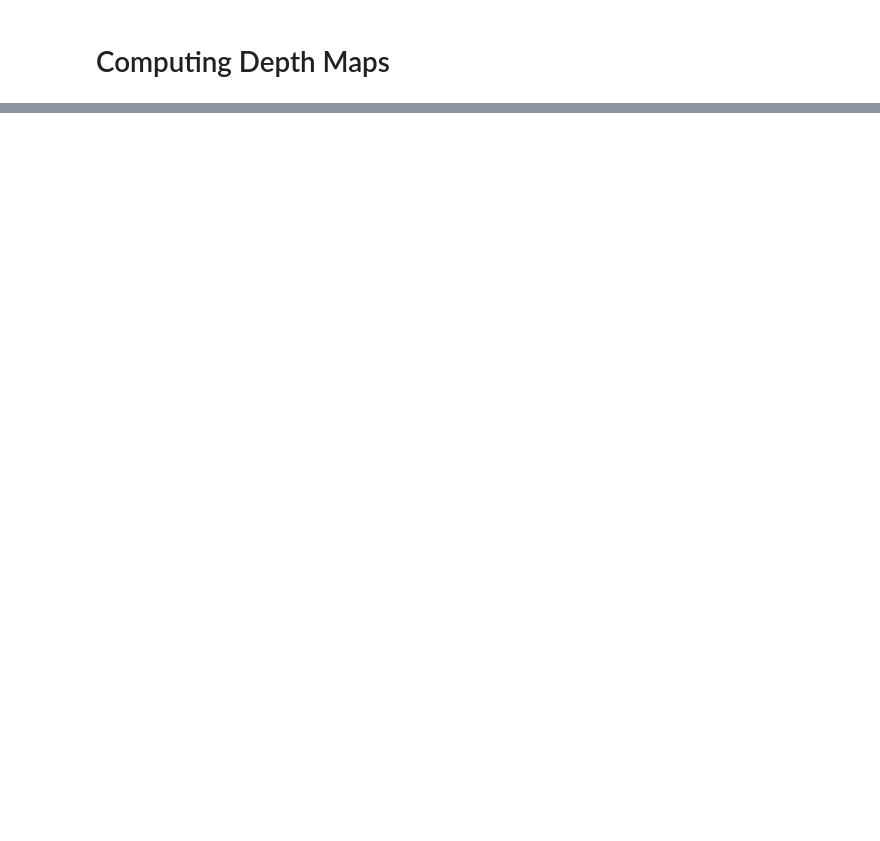
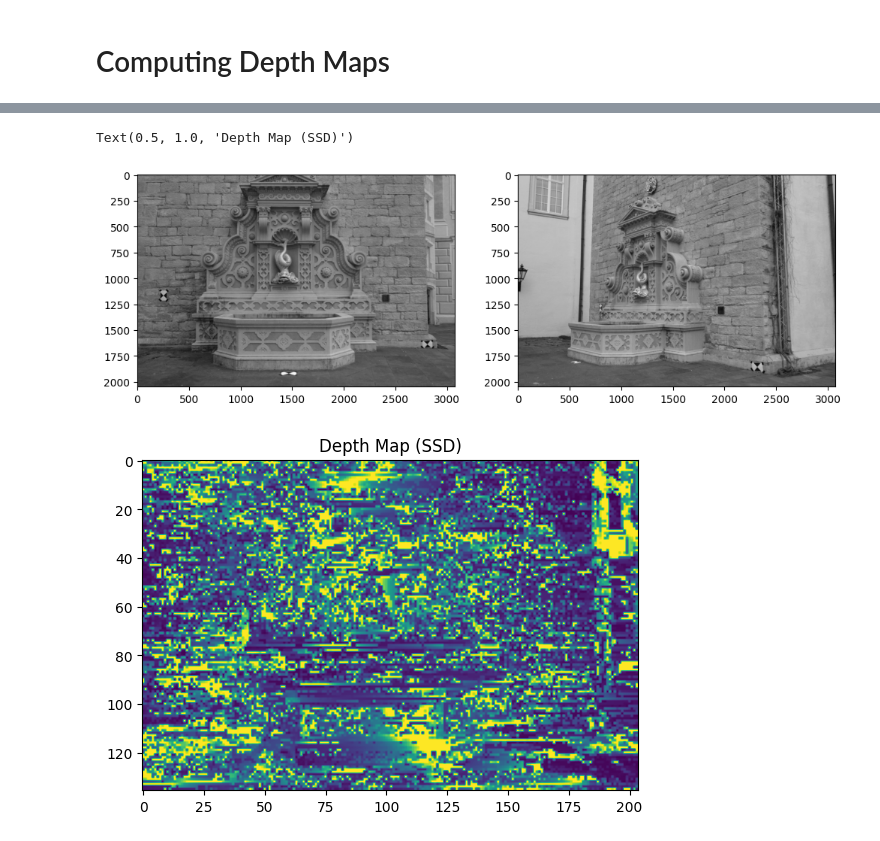
Before and after one commit to uhseam/CS482-Final, a Jupyter notebook: main.ipynb, the cells around one changed output, grey strips where cells are left out. Saved outputs shown, nothing was run; the diff lists cells and outputs as text; code cells hidden in the pictures; blank space fills up the shorter version.

Commit message:
depth map generation from rectified images

```diff
--- a/main.ipynb
+++ b/main.ipynb
@@ -1,9 +1,14 @@
 # %% [markdown]
 # Computing Depth Maps
 # %%
+import numpy as np
+import matplotlib
 import matplotlib.pyplot as plt
-import numpy as np
-import cv2 as cv
+from PIL import Image
+import os
+import re
+import scipy.signal
+import cv2
 import time
 
 # Load the images
@@ -22,6 +27,11 @@ def get_patch(image, x, y, patch_half_width):
     return image[y-patch_half_width:y+patch_half_width+1,
                  x-patch_half_width:x+patch_half_width+1]
 
+def compute_match_score_ssd(patch_a, patch_b):
+    """Note: this score will be negative, since you are looking for the 'minimum',
+    but the patch_match_stereo function relies on 'argmax'."""
+    return -np.sum((patch_a - patch_b) ** 2)
+
 def patch_match_stereo(image_a, image_b, x_a, y_a,
                        match_score_fn,
                        patch_half_width=9):
@@ -37,8 +47,10 @@ def patch_match_stereo(image_a, image_b, x_a, y_a,
     # Define the possible coordinates along with the match might be found
     # (You should feel free to modify this code if you have a simpler
     # way to represent this operation.)
-    possible_coordinates = [(x, y_a) for x in range(patch_half_width, image_b.shape[1] - patch_half_width)]
-
+    possible_coordinates = None
+    xs = range(patch_half_width, image_b.shape[1]-patch_half_width)
+    ys = [y_a] * len(xs)
+    possible_coordinates = list(zip(xs, ys))
     if possible_coordinates is None:
         raise NotImplementedError()
 
@@ -56,24 +68,32 @@ def patch_match_stereo(image_a, image_b, x_a, y_a,
 
     return x_b, y_b, response[ind]
 
-def compute_depth_map(image_a, image_b, match_score_fn, phw=8, spacing=15):
+def compute_depth_map(image_a, images, match_score_fn, phw=8, spacing=15):
     stime = time.time()
-    xs = range(phw, image_b.shape[1]-phw, spacing)
-    ys = range(phw, image_b.shape[0]-phw, spacing)
-    disparity_mat = np.zeros((len(ys), len(xs)))
-    responses_mat = np.zeros((len(ys), len(xs)))
-    for xi, x_a in enumerate(xs):
-        print(f"Progress: {xi}/{len(xs)}")
-        for yi, y_a in enumerate(ys):
-            x_b, y_b, response = patch_match_stereo(
-                image_a, image_b, x_a, y_a, match_score_fn, patch_half_width=phw)
-            dx = x_a - x_b
-            dy = y_a - y_b
-            disparity_mat[yi, xi] = np.sqrt(dx**2 + dy**2)
-            responses_mat[yi, xi] = response
+    similarities = []
+    for i,image_b in enumerate(images):
+        xs = range(phw, (image_b.shape[1]-phw), spacing)
+        ys = range(phw, (image_b.shape[0]-phw), spacing)
+        disparity_mat = np.zeros((len(ys), len(xs)))
+        responses_mat = np.zeros((len(ys), len(xs)))
+        for xi, x_a in enumerate(xs):
+            print(f"Progress: {xi+1}/{len(xs)}")
+            for yi, y_a in enumerate(ys):
+                x_b, y_b, response = patch_match_stereo(
+                    image_a, image_b, x_a, y_a, match_score_fn, patch_half_width=phw)
+                dx = x_a - x_b
+                dy = y_a - y_b
+                disparity_mat[yi, xi] = np.sqrt(dx**2 + dy**2)
+                responses_mat[yi, xi] = response
+        similarities.append(disparity_mat)
 
+    final_disparities = np.zeros((len(similarities[0]), len(similarities[0][0])))
+    for row in range(len(final_disparities)):
+        for col in range(len(final_disparities[row])):
+            values = [arr[row,col] for arr in similarities]
+            final_disparities[row][col] = np.min(values)
     # Compute and threshold the depth map
-    depth = 1/(disparity_mat.copy() + 1e-5)
+    depth = 1/(final_disparities.copy() + 1e-5)
     depth[depth > 0.01] = 0.01
 
     print(f"Time took: {time.time() - stime}")
@@ -113,3 +133,18 @@ def compute_match_score_zncc(patch_a, patch_b):
     else:
         zncc = numerator / sigmas
         return zncc
+
+image_a = load_image_gray('fountain_dense_images/0005.png')
+image_b = load_image_gray('fountain_dense_images/0000.png')
+image_c = load_image_gray('fountain_dense_images/0007.png')
+
+plt.figure(figsize=(12, 5))
+ax_a = plt.subplot(1, 2, 1)
+plt.imshow(image_a, cmap='gray')
+ax_b = plt.subplot(1, 2, 2)
+plt.imshow(image_b, cmap='gray')
+
+plt.figure()
+plt.imshow(compute_depth_map(image_a, [image_b,image_c], compute_match_score_ssd))
+plt.title('Depth Map (SSD)')
+# %% [output]
@@ -116,3 +168,6 @@ def compute_match_score_zncc(patch_a, patch_b):
+Text(0.5, 1.0, 'Depth Map (SSD)')
+[figure, added]
+[figure, added]
 # %%
 # load static parameters manually
 
```
Also changed, not shown: parts of 1 cell of this notebook.
